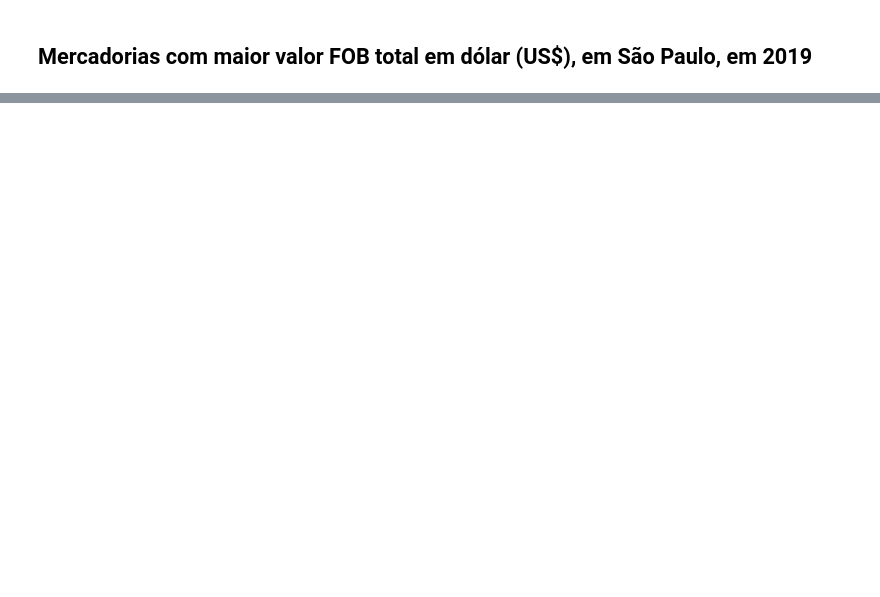
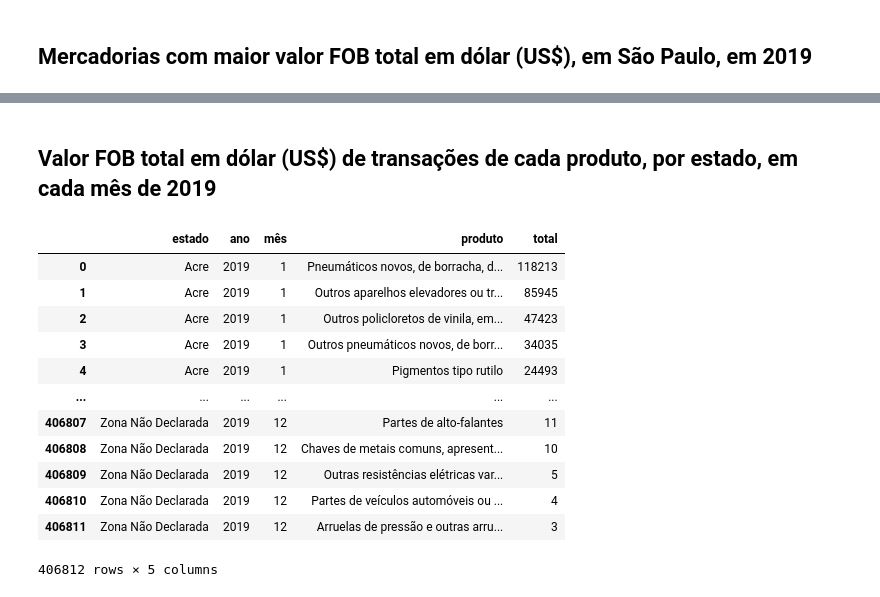
Before and after one commit to he7d3r/desafio-engenharia-dados, a Jupyter notebook: notebooks/database-exploration.ipynb, the cells around one changed output, grey strips where cells are left out. Cells and saved outputs as stored; diff of their text form; code cells hidden in the pictures; blank space fills up the shorter version.

```diff
--- a/notebooks/database-exploration.ipynb
+++ b/notebooks/database-exploration.ipynb
@@ -332,0 +437,37 @@ display(pd.read_sql(query, conn))
+# %% [markdown]
+##  Valor FOB total em dólar (US$) de transações de cada produto, por estado, em cada mês de 2019
+# %%
+%%timeit -n1 -r1
+year = 2019
+query = f'''
+SELECT u.NO_UF estado,
+       k.CO_ANO ano,
+       k.CO_MES mês,
+       n.NO_NCM_POR produto,
+       SUM(VL_FOB) total
+FROM {kind} k
+JOIN ncm n ON k.CO_NCM=n.CO_NCM
+JOIN uf u ON SG_UF_NCM=u.SG_UF
+WHERE ano = {year}
+GROUP BY mês,
+         estado,
+         produto
+ORDER BY mês,
+         estado,
+         total DESC
+'''
+display(pd.read_sql(query, conn))
+# %% [output]
+|  | estado | ano | mês | produto | total |
+| 0 | Acre | 2019 | 1 | Pneumáticos novos, de borracha, d... | 118213 |
+| 1 | Acre | 2019 | 1 | Outros aparelhos elevadores ou tr... | 85945 |
+| 2 | Acre | 2019 | 1 | Outros policloretos de vinila, em... | 47423 |
+| 3 | Acre | 2019 | 1 | Outros pneumáticos novos, de borr... | 34035 |
+| 4 | Acre | 2019 | 1 | Pigmentos tipo rutilo | 24493 |
+| ... | ... | ... | ... | ... | ... |
+| 406807 | Zona Não Declarada | 2019 | 12 | Partes de alto-falantes | 11 |
+| 406808 | Zona Não Declarada | 2019 | 12 | Chaves de metais comuns, apresent... | 10 |
+| 406809 | Zona Não Declarada | 2019 | 12 | Outras resistências elétricas var... | 5 |
+| 406810 | Zona Não Declarada | 2019 | 12 | Partes de veículos automóveis ou ... | 4 |
+| 406811 | Zona Não Declarada | 2019 | 12 | Arruelas de pressão e outras arru... | 3 |
+406812 rows × 5 columns
```
Also changed, not shown: parts of 30 cells of this notebook.
